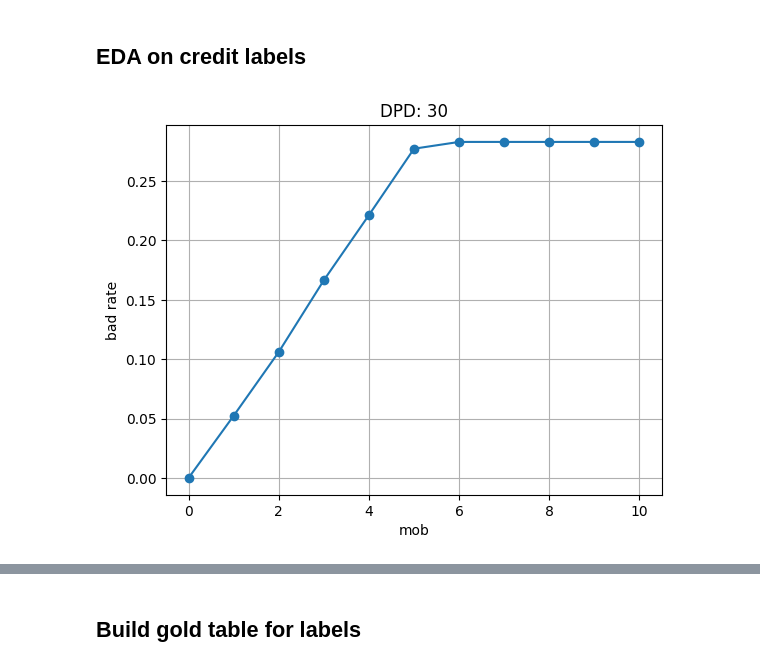
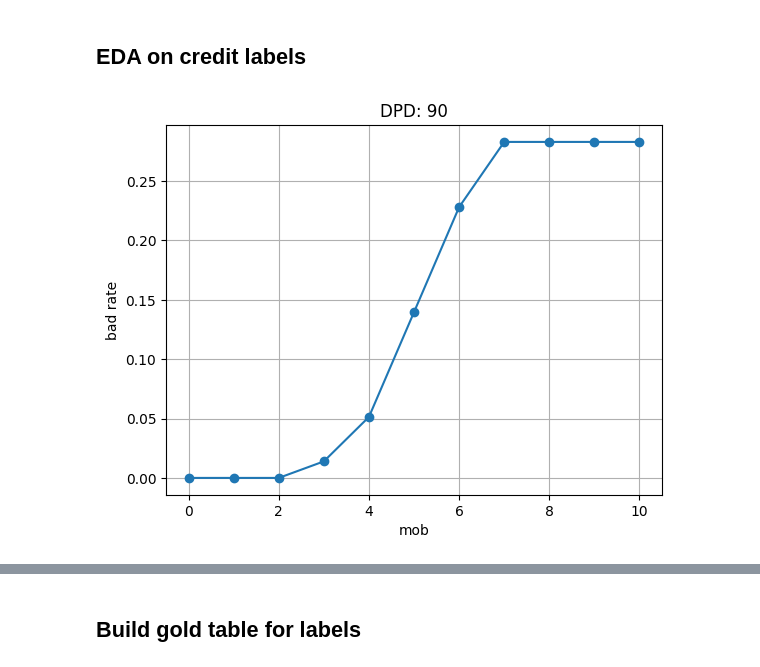
Before and after one commit to farhanlion/MLE-assignment, a Jupyter notebook: data_processing.ipynb, the cells around one changed output, grey strips where cells are left out. Cells and saved outputs as stored; diff of their text form; code cells hidden in the pictures.

```diff
--- a/data_processing.ipynb
+++ b/data_processing.ipynb
@@ -156,7 +136,7 @@ only showing top 5 rows
 ## EDA on credit labels
 # %%
 # set dpd label definition
-dpd = 30
+dpd = 90
 
 # Path to the folder containing CSV files
 folder_path = silver_loan_daily_directory
@@ -165,34 +145,31 @@ folder_path = silver_loan_daily_directory
 files_list = [folder_path+os.path.basename(f) for f in glob.glob(os.path.join(folder_path, '*'))]
 df = spark.read.option("header", "true").parquet(*files_list)
 
 # filter only completed loans
 df = df.filter(col("loan_start_date") < datetime.strptime("2024-01-01", "%Y-%m-%d"))
 
 # create dpd flag if more than dpd
 df = df.withColumn("dpd_flag", F.when(col("dpd") >= dpd, 1).otherwise(0))
 
 # actual bads
 actual_bads_df = df.filter(col("installment_num") == 10)
-
-# prepare for analysis
-# df = df.filter(col("installment_num") < 10)
 
 # visualise bad rate
 pdf = df.toPandas()
 
 # Group by col_A and count occurrences in col_B
 grouped = pdf.groupby('mob')['dpd_flag'].mean()
 
 # Sort the index (x-axis) of the grouped DataFrame
 grouped = grouped.sort_index()
 
 # Plotting
 grouped.plot(kind='line', marker='o')
 
 plt.title('DPD: '+ str(dpd))
 plt.xlabel('mob')
 plt.ylabel('bad rate')
 plt.grid(True)
 plt.show()
 # %% [output]
-[figure, old version]
+[figure, new version]
```
Also changed, not shown: parts of 10 cells of this notebook, 13 other files.
